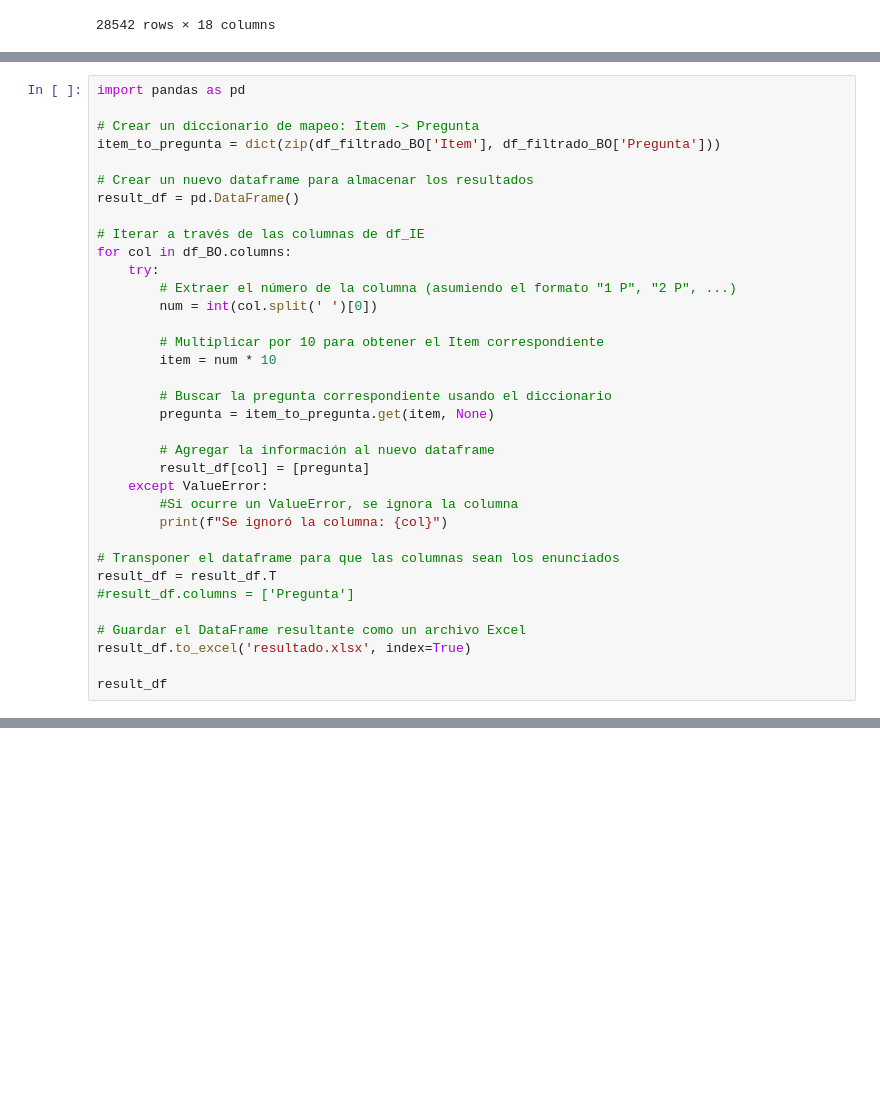
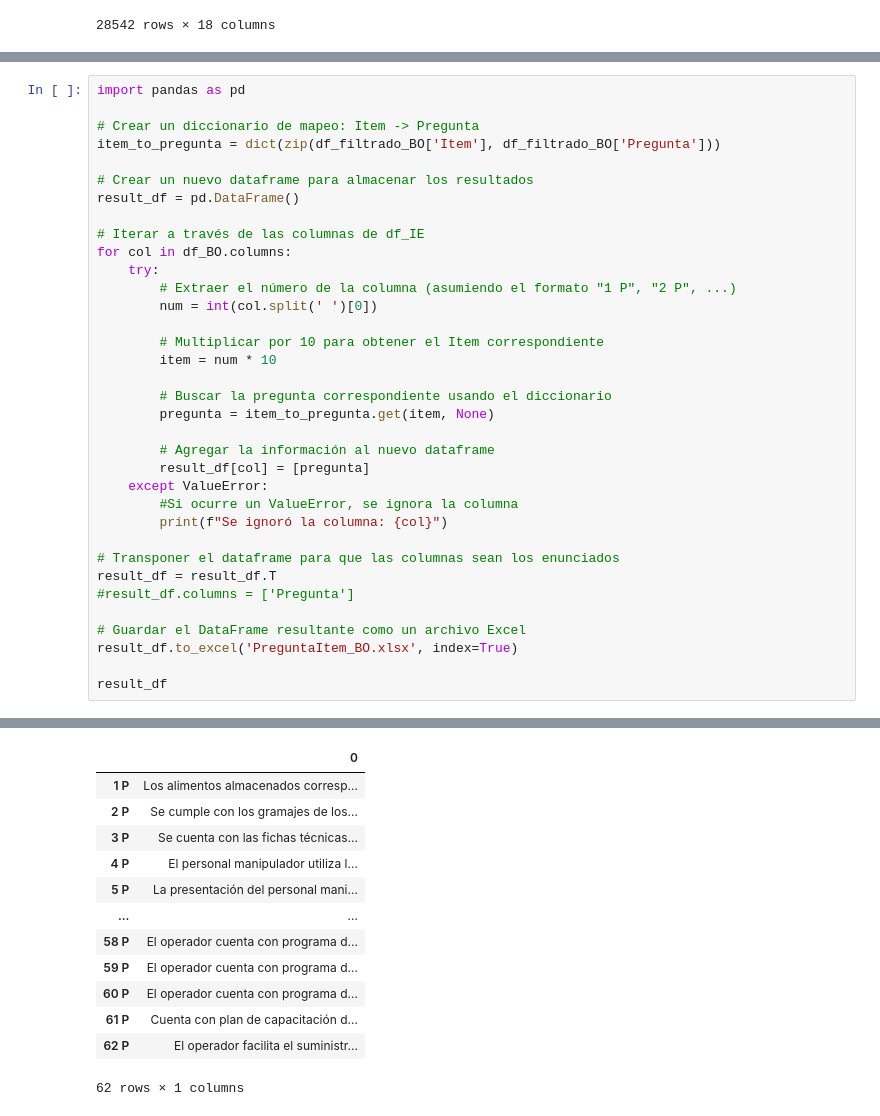
Before and after one commit to ComancheMario/Python-, a Jupyter notebook: PAE_Interventoria/2024-I/TableroInterno.ipynb, the cells around one changed output, grey strips where cells are left out. Saved outputs shown, nothing was run; the diff lists cells and outputs as text; blank space fills up the shorter version.

```diff
--- a/PAE_Interventoria/2024-I/TableroInterno.ipynb
+++ b/PAE_Interventoria/2024-I/TableroInterno.ipynb
@@ -214,6 +250,7 @@ result_df = result_df.T
 #result_df.columns = ['Pregunta']
 
 # Guardar el DataFrame resultante como un archivo Excel
-result_df.to_excel('resultado.xlsx', index=True)
+result_df.to_excel('PreguntaItem_BO.xlsx', index=True)
 
 result_df
+# %% [output]
@@ -220,3 +277,16 @@ result_df
+|  | 0 |
+| 1 P | Los alimentos almacenados corresp... |
+| 2 P | Se cumple con los gramajes de los... |
+| 3 P | Se cuenta con las fichas técnicas... |
+| 4 P | El personal manipulador utiliza l... |
+| 5 P | La presentación del personal mani... |
+| ... | ... |
+| 58 P | El operador cuenta con programa d... |
+| 59 P | El operador cuenta con programa d... |
+| 60 P | El operador cuenta con programa d... |
+| 61 P | Cuenta con plan de capacitación d... |
+| 62 P | El operador facilita el suministr... |
+62 rows × 1 columns
 # %%
 import pandas as pd
 
```
Also changed, not shown: parts of 9 cells of this notebook, 4 other files.
